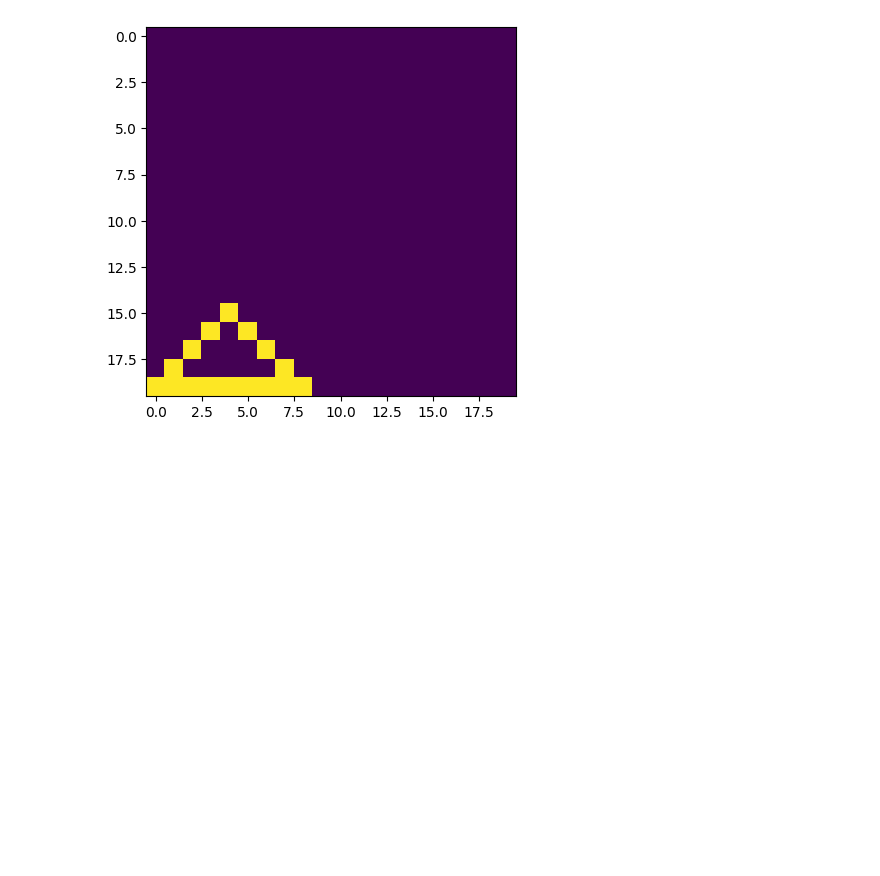
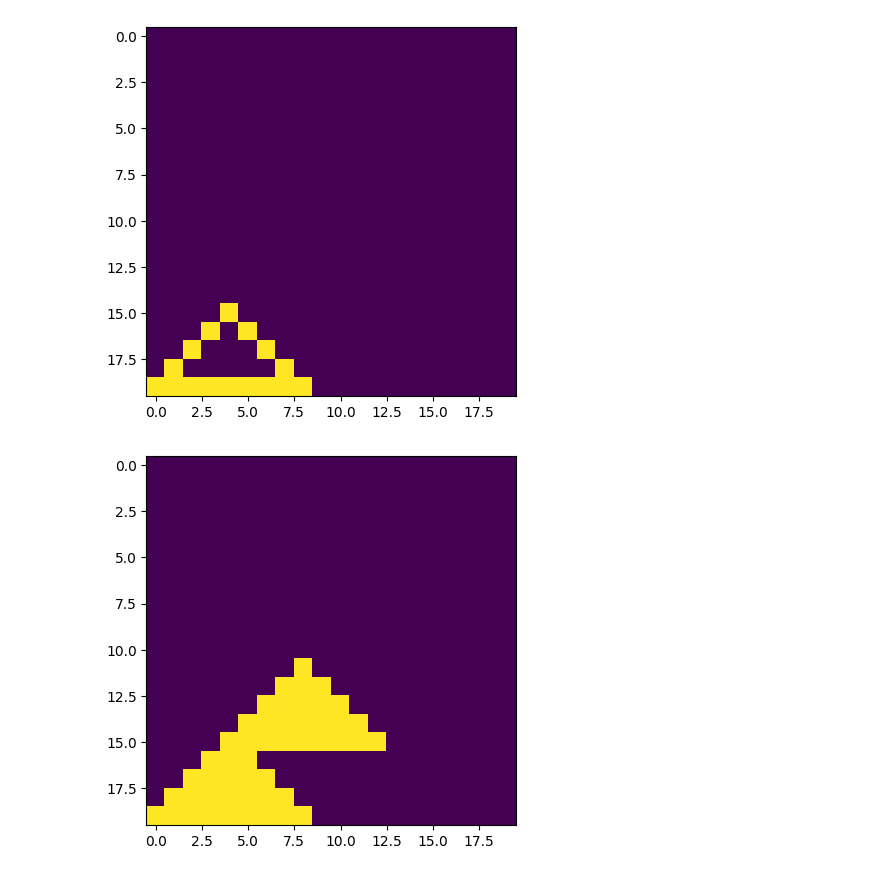
Before and after one commit to Beloin/PythonGraphicLibrary, a Jupyter notebook: test.ipynb, the cells around one changed output. Cells and saved outputs as stored; diff of their text form; code cells hidden in the pictures; blank space fills up the shorter version.

Commit message:
Created fill polygon

```diff
--- a/test.ipynb
+++ b/test.ipynb
@@ -137,3 +137,29 @@ plt.imshow(convert_img(mx), interpolation='nearest')
 plt.show()
 # %% [output]
 [figure]
+# %%
+scale_x, scale_y = (20, 20)
+scale = (scale_x, scale_y)
+
+#           (.2, .2)
+#
+#  (.0, .0)            (.4, .0)
+triangle  = [(.0, .0), (.2, .2), (.4, .0)]
+polygon = draw_polygon(triangle, scale)
+fill_polygon(polygon, scale)
+
+#           (.2, .2)
+#
+#  (.0, .0)            (.4, .0)
+triangle  = [(.2, .2), (.4, .4), (.6, .2)]
+polygon2 = draw_polygon(triangle, scale)
+fill_polygon(polygon2, scale)
+
+mx = [[0 for _ in range(scale_x)] for _ in range(scale_y)]
+insert_points(mx, polygon)
+insert_points(mx, polygon2)
+
+plt.imshow(convert_img(mx), interpolation='nearest')
+plt.show()
+# %% [output]
+[figure, added]
```
Also changed, not shown: 1 other file.
